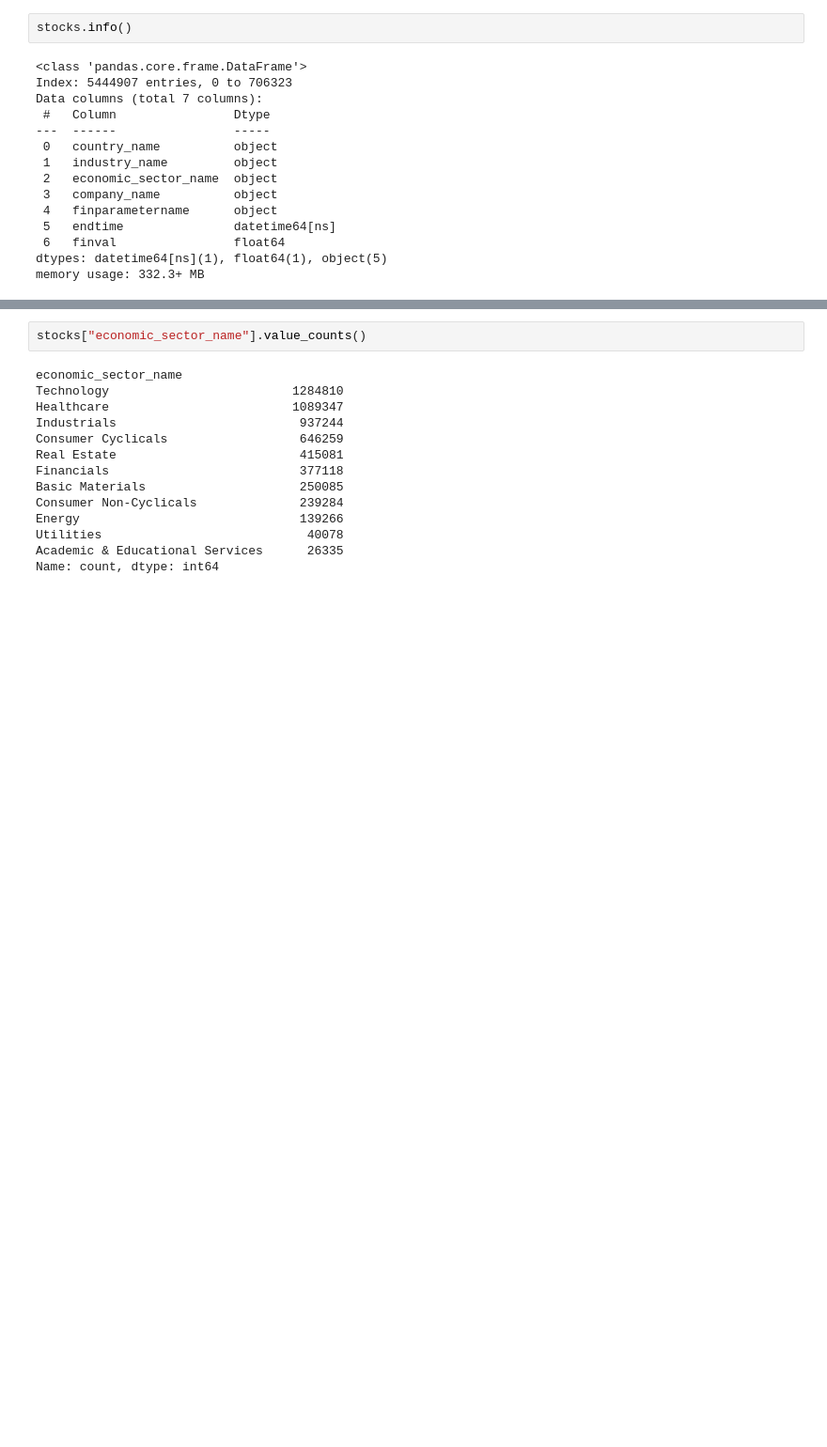
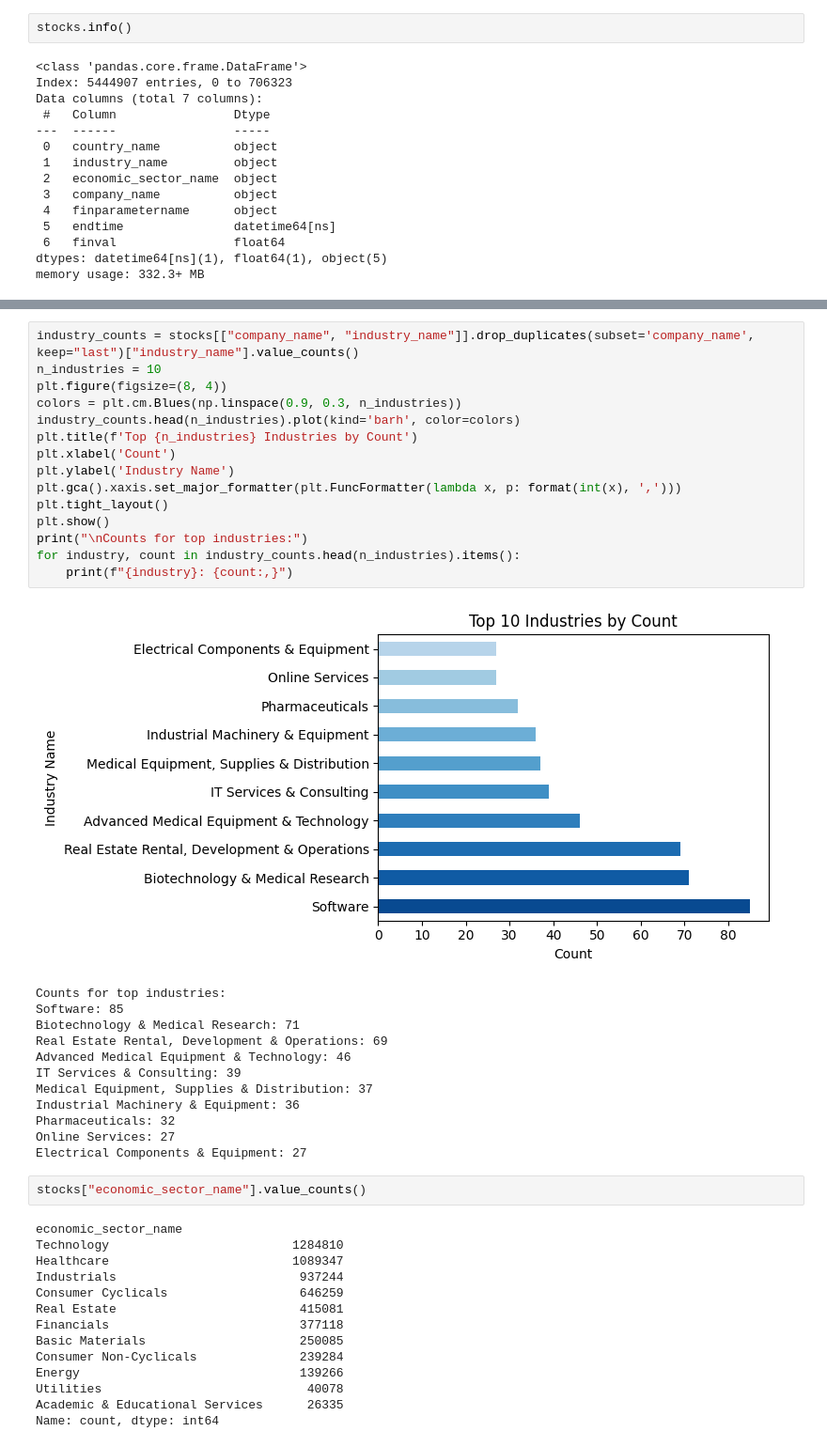
Before and after one commit to Lellalu/II142X_VT2025, a Jupyter notebook: data_analysis.ipynb, the cells around one changed output, grey strips where cells are left out. Shown: that part at 94% size. Drawn from its saved outputs; the diff is of its cells as text; blank space fills up the shorter version.

```diff
--- a/data_analysis.ipynb
+++ b/data_analysis.ipynb
@@ -83,3 +110,31 @@ Name: count, Length: 111, dtype: int64
+# %%
+industry_counts = stocks[["company_name", "industry_name"]].drop_duplicates(subset='company_name', keep="last")["industry_name"].value_counts()
+n_industries = 10
+plt.figure(figsize=(8, 4))
+colors = plt.cm.Blues(np.linspace(0.9, 0.3, n_industries))
+industry_counts.head(n_industries).plot(kind='barh', color=colors)
+plt.title(f'Top {n_industries} Industries by Count')
+plt.xlabel('Count')
+plt.ylabel('Industry Name')
+plt.gca().xaxis.set_major_formatter(plt.FuncFormatter(lambda x, p: format(int(x), ',')))
+plt.tight_layout()
+plt.show()
+print("\nCounts for top industries:")
+for industry, count in industry_counts.head(n_industries).items():
+    print(f"{industry}: {count:,}")
+# %% [output]
+[figure, added]
+Counts for top industries:
+Software: 85
+Biotechnology & Medical Research: 71
+Real Estate Rental, Development & Operations: 69
+Advanced Medical Equipment & Technology: 46
+IT Services & Consulting: 39
+Medical Equipment, Supplies & Distribution: 37
+Industrial Machinery & Equipment: 36
+Pharmaceuticals: 32
+Online Services: 27
+Electrical Components & Equipment: 27
 # %%
 stocks["economic_sector_name"].value_counts()
 # %% [output]
```
Also changed, not shown: parts of 9 cells of this notebook, 4 other files.
